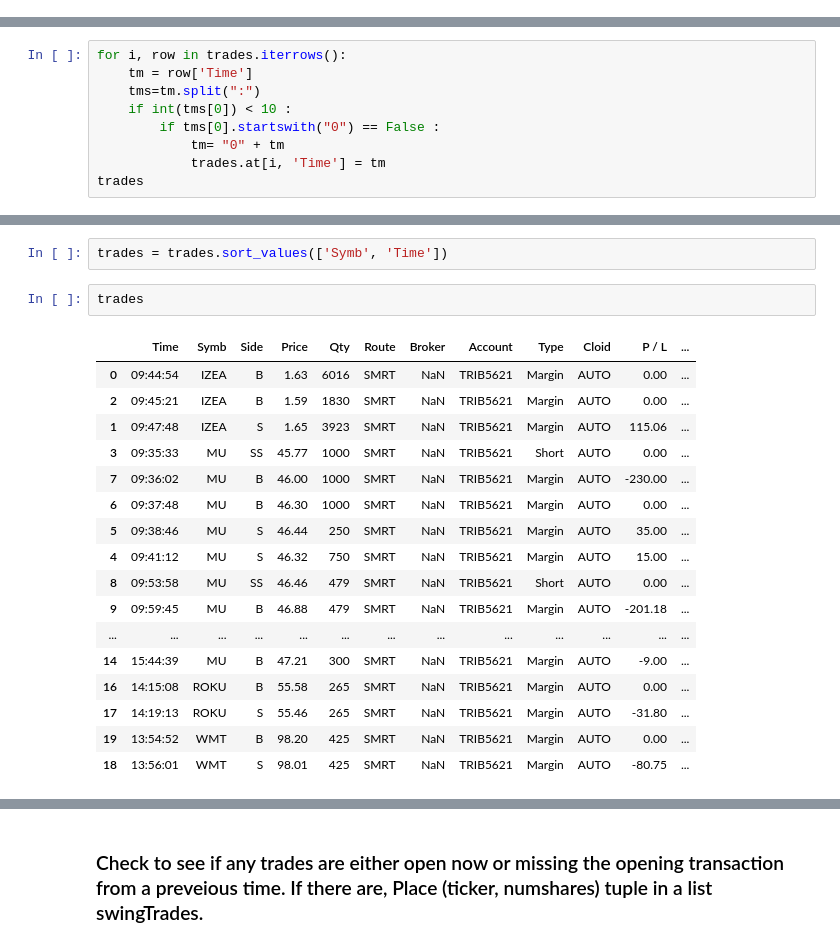
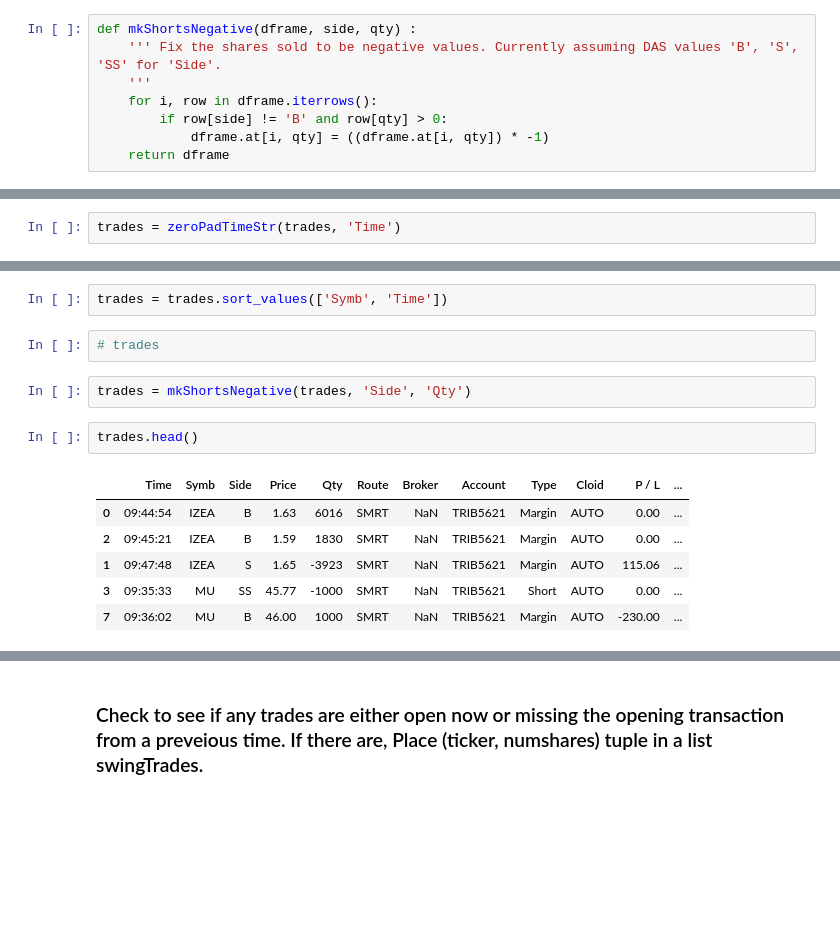
Before and after one commit to MikePia/structjour, a Jupyter notebook: trade.ipynb, the cells around one changed output, grey strips where cells are left out. Drawn from its saved outputs; the diff is of its cells as text; blank space fills up the shorter version.

```diff
--- a/trade.ipynb
+++ b/trade.ipynb
@@ -71,0 +104,8 @@ def createDf(dframe, numRow) :
+# %%
+def mkShortsNegative(dframe, side, qty) :
+    ''' Fix the shares sold to be negative values. Currently assuming DAS values 'B', 'S', 'SS' for 'Side'.
+    '''
+    for i, row in dframe.iterrows():
+        if row[side] != 'B' and row[qty] > 0:
+            dframe.at[i, qty] = ((dframe.at[i, qty]) * -1)
+    return dframe
@@ -77 +137,3 @@ ddf
+# %%
+trades = zeroPadTimeStr(trades, 'Time')
 # %%
@@ -99,9 +147,0 @@ trades
-# %%
-for i, row in trades.iterrows():
-    tm = row['Time']
-    tms=tm.split(":")
-    if int(tms[0]) < 10 :
-        if tms[0].startswith("0") == False :
-            tm= "0" + tm
-            trades.at[i, 'Time'] = tm
-trades
@@ -126,22 +148,15 @@ trades
 # %%
 trades = trades.sort_values(['Symb', 'Time'])
+# %%
+# trades
+# %%
+trades = mkShortsNegative(trades, 'Side', 'Qty')
 # %%
-trades
+trades.head()
 # %% [output]
 |  | Time | Symb | Side | Price | Qty | Route | Broker | Account | Type | Cloid | P / L | ... |
 | 0 | 09:44:54 | IZEA | B | 1.63 | 6016 | SMRT | NaN | TRIB5621 | Margin | AUTO | 0.00 | ... |
 | 2 | 09:45:21 | IZEA | B | 1.59 | 1830 | SMRT | NaN | TRIB5621 | Margin | AUTO | 0.00 | ... |
-| 1 | 09:47:48 | IZEA | S | 1.65 | 3923 | SMRT | NaN | TRIB5621 | Margin | AUTO | 115.06 | ... |
-| 3 | 09:35:33 | MU | SS | 45.77 | 1000 | SMRT | NaN | TRIB5621 | Short | AUTO | 0.00 | ... |
+| 1 | 09:47:48 | IZEA | S | 1.65 | -3923 | SMRT | NaN | TRIB5621 | Margin | AUTO | 115.06 | ... |
+| 3 | 09:35:33 | MU | SS | 45.77 | -1000 | SMRT | NaN | TRIB5621 | Short | AUTO | 0.00 | ... |
 | 7 | 09:36:02 | MU | B | 46.00 | 1000 | SMRT | NaN | TRIB5621 | Margin | AUTO | -230.00 | ... |
-| 6 | 09:37:48 | MU | B | 46.30 | 1000 | SMRT | NaN | TRIB5621 | Margin | AUTO | 0.00 | ... |
-| 5 | 09:38:46 | MU | S | 46.44 | 250 | SMRT | NaN | TRIB5621 | Margin | AUTO | 35.00 | ... |
-| 4 | 09:41:12 | MU | S | 46.32 | 750 | SMRT | NaN | TRIB5621 | Margin | AUTO | 15.00 | ... |
-| 8 | 09:53:58 | MU | SS | 46.46 | 479 | SMRT | NaN | TRIB5621 | Short | AUTO | 0.00 | ... |
-| 9 | 09:59:45 | MU | B | 46.88 | 479 | SMRT | NaN | TRIB5621 | Margin | AUTO | -201.18 | ... |
-| ... | ... | ... | ... | ... | ... | ... | ... | ... | ... | ... | ... | ... |
-| 14 | 15:44:39 | MU | B | 47.21 | 300 | SMRT | NaN | TRIB5621 | Margin | AUTO | -9.00 | ... |
-| 16 | 14:15:08 | ROKU | B | 55.58 | 265 | SMRT | NaN | TRIB5621 | Margin | AUTO | 0.00 | ... |
-| 17 | 14:19:13 | ROKU | S | 55.46 | 265 | SMRT | NaN | TRIB5621 | Margin | AUTO | -31.80 | ... |
-| 19 | 13:54:52 | WMT | B | 98.20 | 425 | SMRT | NaN | TRIB5621 | Margin | AUTO | 0.00 | ... |
-| 18 | 13:56:01 | WMT | S | 98.01 | 425 | SMRT | NaN | TRIB5621 | Margin | AUTO | -80.75 | ... |
```
Also changed, not shown: parts of 31 cells of this notebook, 1 other file.
